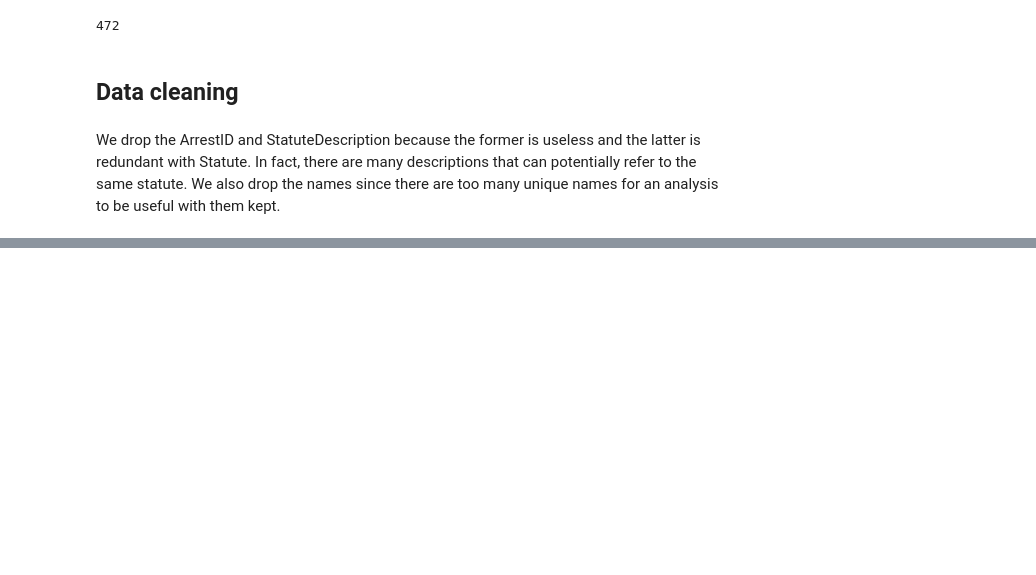
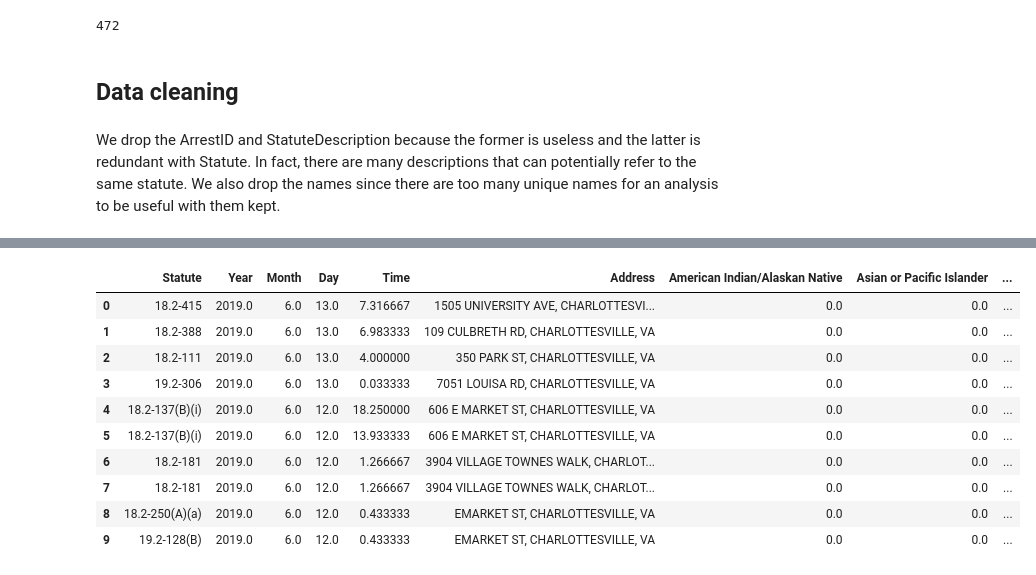
Before and after one commit to auhcheng/cville-crime, a Jupyter notebook: arrests-analysis.ipynb, the cells around one changed output, grey strips where cells are left out. Saved outputs shown, nothing was run; the diff lists cells and outputs as text; code cells hidden in the pictures; blank space fills up the shorter version.

```diff
--- a/arrests-analysis.ipynb
+++ b/arrests-analysis.ipynb
@@ -178,0 +193,2 @@ array(['Black', 'White', 'Asian or Pacific Islander', 'Unknown',
+# %%
+arrests.dropna(subset=['Address', 'Statute'], how='any', inplace=True)
@@ -178,0 +203,14 @@ array(['Black', 'White', 'Asian or Pacific Islander', 'Unknown',
+# %%
+arrests.head(10)
+# %% [output]
+|  | Statute | Year | Month | Day | Time | Address | American Indian/Alaskan Native | Asian or Pacific Islander | ... |
+| 0 | 18.2-415 | 2019.0 | 6.0 | 13.0 | 7.316667 | 1505 UNIVERSITY AVE, CHARLOTTESVI... | 0.0 | 0.0 | ... |
+| 1 | 18.2-388 | 2019.0 | 6.0 | 13.0 | 6.983333 | 109 CULBRETH RD, CHARLOTTESVILLE, VA | 0.0 | 0.0 | ... |
+| 2 | 18.2-111 | 2019.0 | 6.0 | 13.0 | 4.000000 | 350 PARK ST, CHARLOTTESVILLE, VA | 0.0 | 0.0 | ... |
+| 3 | 19.2-306 | 2019.0 | 6.0 | 13.0 | 0.033333 | 7051 LOUISA RD, CHARLOTTESVILLE, VA | 0.0 | 0.0 | ... |
+| 4 | 18.2-137(B)(i) | 2019.0 | 6.0 | 12.0 | 18.250000 | 606 E MARKET ST, CHARLOTTESVILLE, VA | 0.0 | 0.0 | ... |
+| 5 | 18.2-137(B)(i) | 2019.0 | 6.0 | 12.0 | 13.933333 | 606 E MARKET ST, CHARLOTTESVILLE, VA | 0.0 | 0.0 | ... |
+| 6 | 18.2-181 | 2019.0 | 6.0 | 12.0 | 1.266667 | 3904 VILLAGE TOWNES WALK, CHARLOT... | 0.0 | 0.0 | ... |
+| 7 | 18.2-181 | 2019.0 | 6.0 | 12.0 | 1.266667 | 3904 VILLAGE TOWNES WALK, CHARLOT... | 0.0 | 0.0 | ... |
+| 8 | 18.2-250(A)(a) | 2019.0 | 6.0 | 12.0 | 0.433333 | EMARKET ST, CHARLOTTESVILLE, VA | 0.0 | 0.0 | ... |
+| 9 | 19.2-128(B) | 2019.0 | 6.0 | 12.0 | 0.433333 | EMARKET ST, CHARLOTTESVILLE, VA | 0.0 | 0.0 | ... |
```
Also changed, not shown: parts of 17 cells of this notebook.
